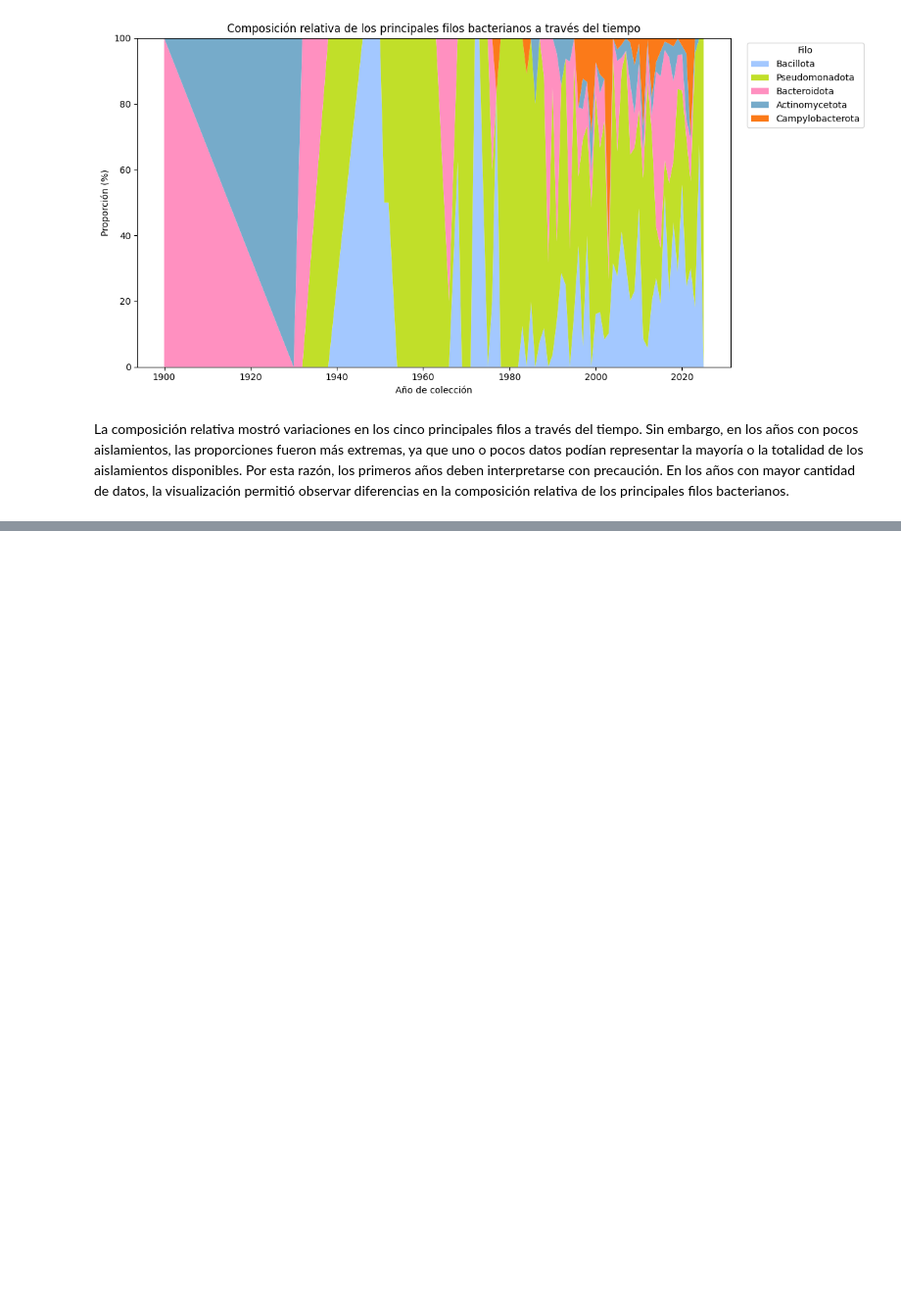
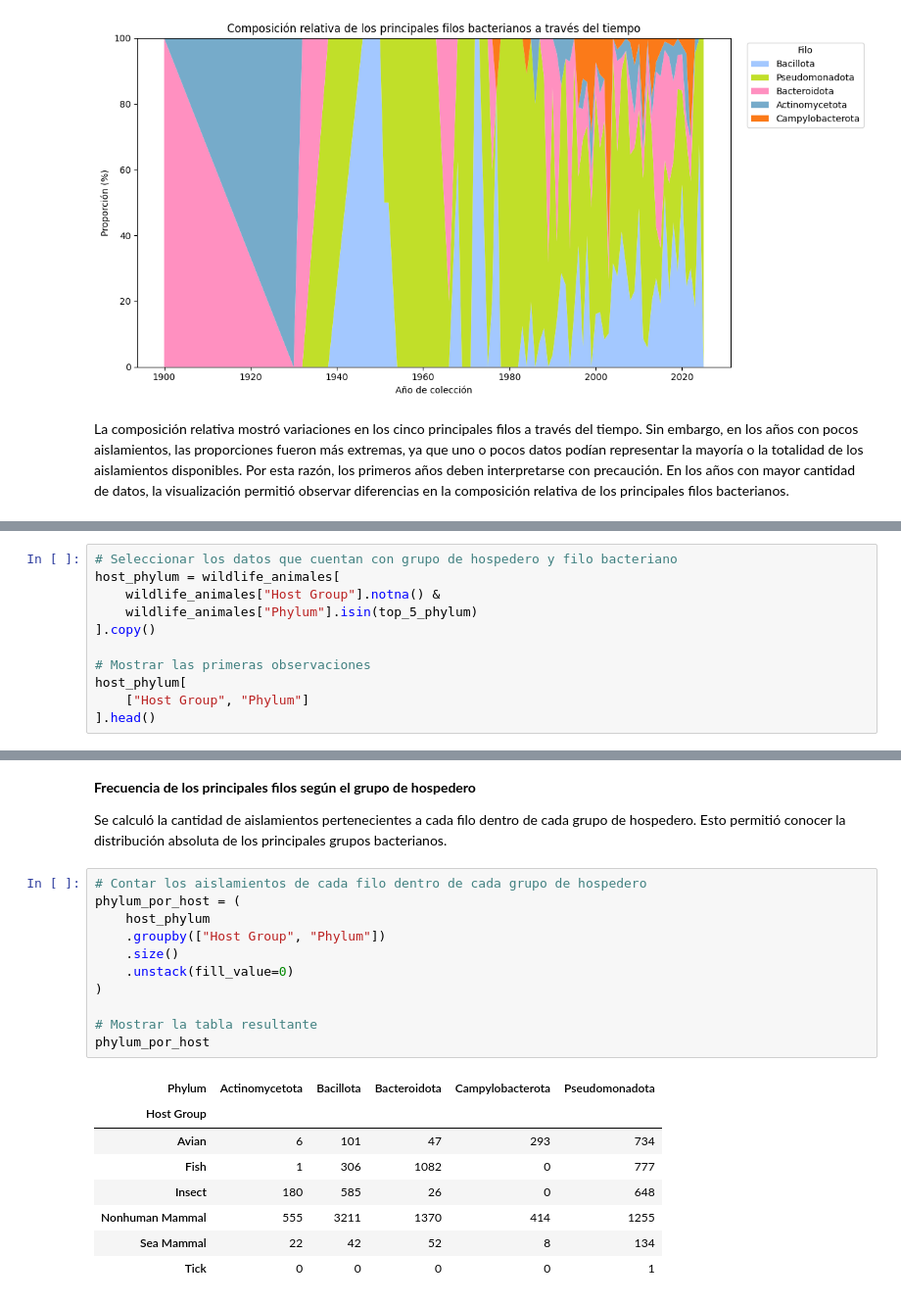
Before and after one commit to Mayfm/wildlife-bacterial-dynamics, a Jupyter notebook: Project_code_wildlife_and_bacterial_dynamics.ipynb, the cells around one changed output, grey strips where cells are left out. Shown at 98% size. Drawn from its saved outputs; the diff is of its cells as text; blank space fills up the shorter version.

```diff
--- a/Project_code_wildlife_and_bacterial_dynamics.ipynb
+++ b/Project_code_wildlife_and_bacterial_dynamics.ipynb
@@ -788,0 +797,11 @@ La composición relativa mostró variaciones en los cinco principales filos a tr
+# %%
+# Seleccionar los datos que cuentan con grupo de hospedero y filo bacteriano
+host_phylum = wildlife_animales[
+    wildlife_animales["Host Group"].notna() &
+    wildlife_animales["Phylum"].isin(top_5_phylum)
+].copy()
+
+# Mostrar las primeras observaciones
+host_phylum[
+    ["Host Group", "Phylum"]
+].head()
@@ -788,0 +815,24 @@ La composición relativa mostró variaciones en los cinco principales filos a tr
+# %% [markdown]
+**Frecuencia de los principales filos según el grupo de hospedero**
+
+Se calculó la cantidad de aislamientos pertenecientes a cada filo dentro de cada grupo de hospedero. Esto permitió conocer la distribución absoluta de los principales grupos bacterianos.
+# %%
+# Contar los aislamientos de cada filo dentro de cada grupo de hospedero
+phylum_por_host = (
+    host_phylum
+    .groupby(["Host Group", "Phylum"])
+    .size()
+    .unstack(fill_value=0)
+)
+
+# Mostrar la tabla resultante
+phylum_por_host
+# %% [output]
+| Phylum | Actinomycetota | Bacillota | Bacteroidota | Campylobacterota | Pseudomonadota |
+| Host Group |  |  |  |  |  |
+| Avian | 6 | 101 | 47 | 293 | 734 |
+| Fish | 1 | 306 | 1082 | 0 | 777 |
+| Insect | 180 | 585 | 26 | 0 | 648 |
+| Nonhuman Mammal | 555 | 3211 | 1370 | 414 | 1255 |
+| Sea Mammal | 22 | 42 | 52 | 8 | 134 |
+| Tick | 0 | 0 | 0 | 0 | 1 |
```
Also changed, not shown: parts of 17 cells of this notebook.
